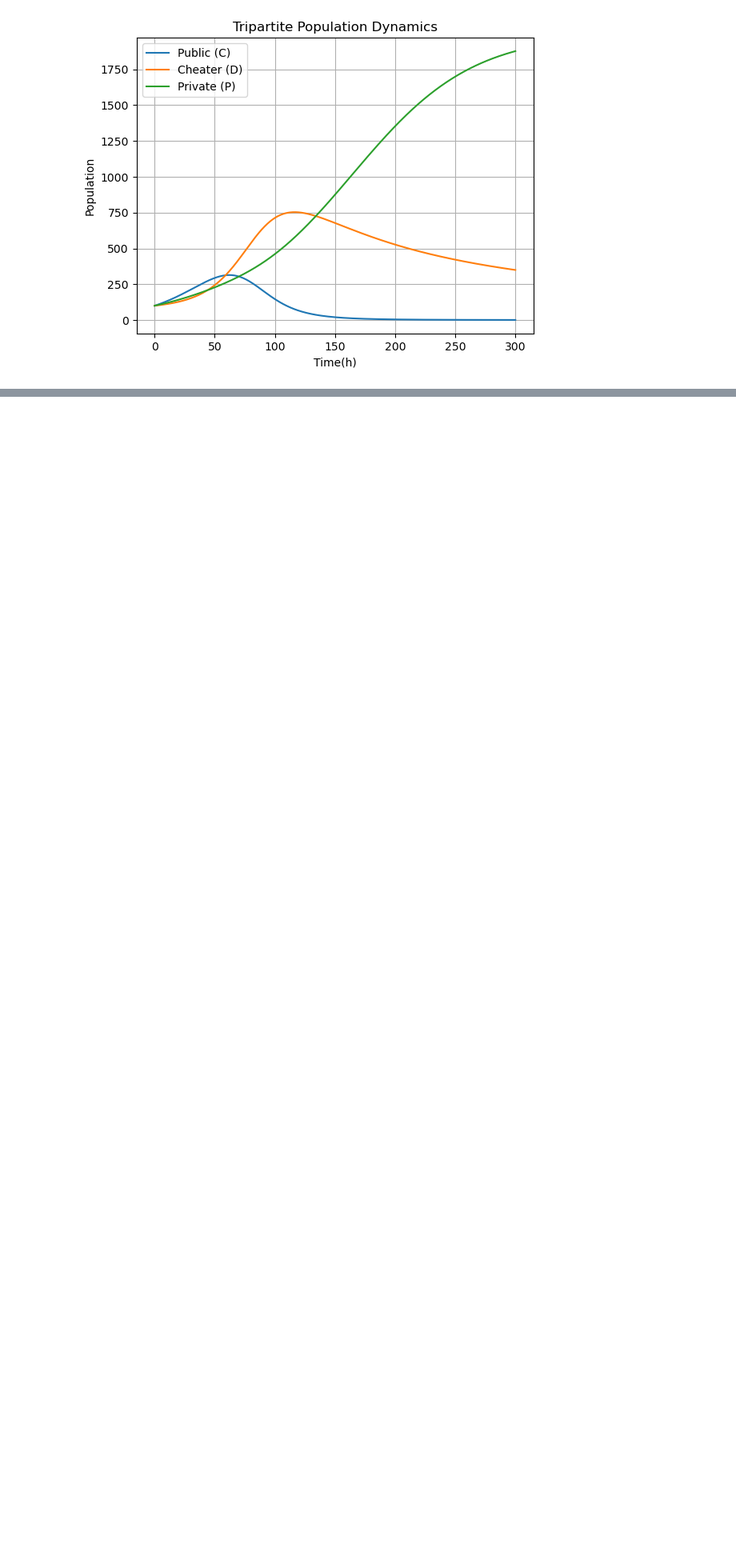
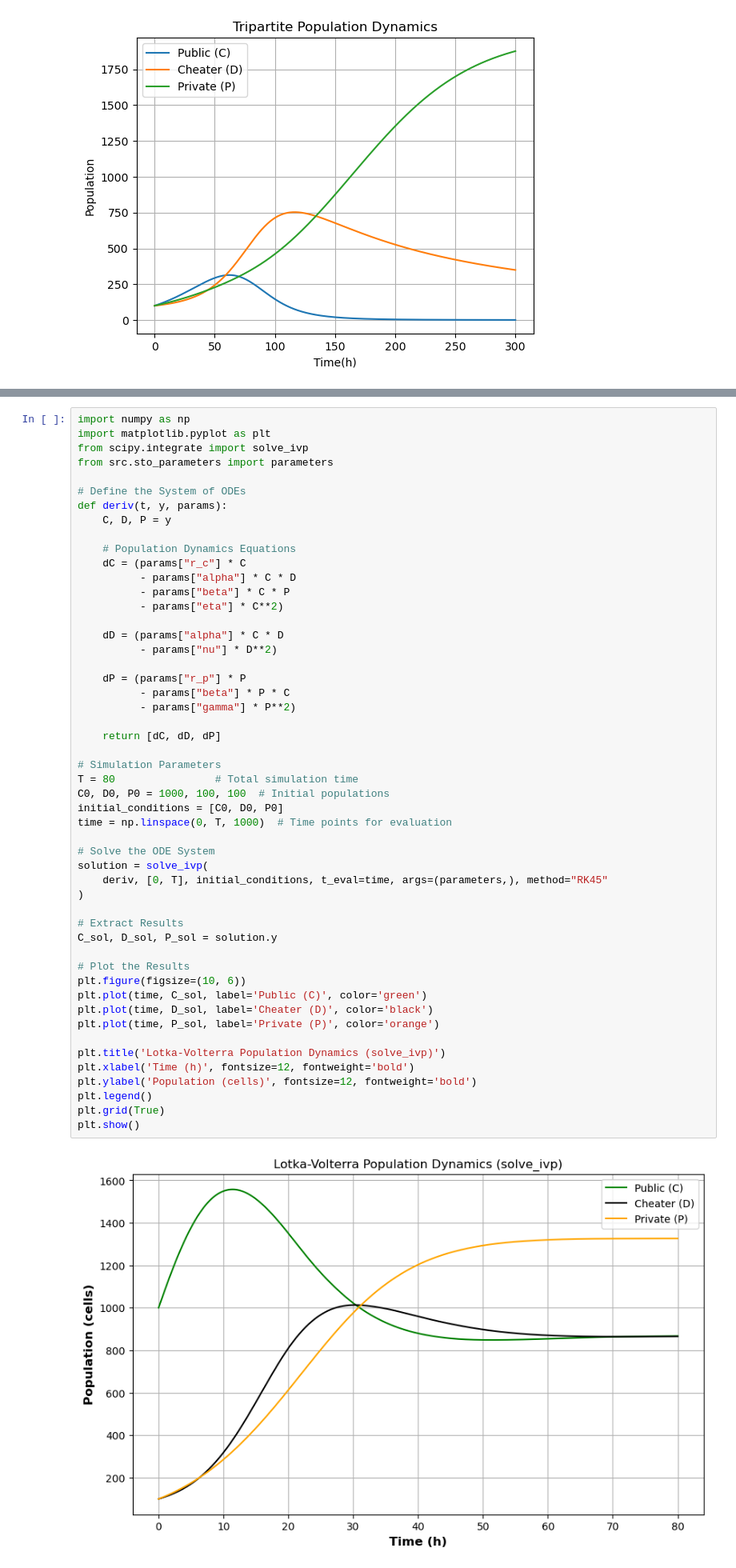
Before and after one commit to Computational-Biology-Aachen/FightClub, a Jupyter notebook: main.ipynb, the cells around one changed output, grey strips where cells are left out. Shown at 80% size. Drawn from its saved outputs; the diff is of its cells as text; blank space fills up the shorter version.

```diff
--- a/main.ipynb
+++ b/main.ipynb
@@ -44 +111,54 @@ plt.show()
+# %%
+import numpy as np
+import matplotlib.pyplot as plt
+from scipy.integrate import solve_ivp
+from src.sto_parameters import parameters
+
+# Define the System of ODEs
+def deriv(t, y, params):
+    C, D, P = y
+
+    # Population Dynamics Equations
+    dC = (params["r_c"] * C
+          - params["alpha"] * C * D
+          - params["beta"] * C * P
+          - params["eta"] * C**2)
+
+    dD = (params["alpha"] * C * D
+          - params["nu"] * D**2)
+
+    dP = (params["r_p"] * P
+          - params["beta"] * P * C
+          - params["gamma"] * P**2)
+
+    return [dC, dD, dP]
+
+# Simulation Parameters
+T = 80                # Total simulation time
+C0, D0, P0 = 1000, 100, 100  # Initial populations
+initial_conditions = [C0, D0, P0]
+time = np.linspace(0, T, 1000)  # Time points for evaluation
+
+# Solve the ODE System
+solution = solve_ivp(
+    deriv, [0, T], initial_conditions, t_eval=time, args=(parameters,), method="RK45"
+)
+
+# Extract Results
+C_sol, D_sol, P_sol = solution.y
+
+# Plot the Results
+plt.figure(figsize=(10, 6))
+plt.plot(time, C_sol, label='Public (C)', color='green')
+plt.plot(time, D_sol, label='Cheater (D)', color='black')
+plt.plot(time, P_sol, label='Private (P)', color='orange')
+
+plt.title('Lotka-Volterra Population Dynamics (solve_ivp)')
+plt.xlabel('Time (h)', fontsize=12, fontweight='bold')
+plt.ylabel('Population (cells)', fontsize=12, fontweight='bold')
+plt.legend()
+plt.grid(True)
+plt.show()
+# %% [output]
+[figure, added]
 # %% [markdown]
```
Also changed, not shown: parts of 14 cells of this notebook, 6 other files.
